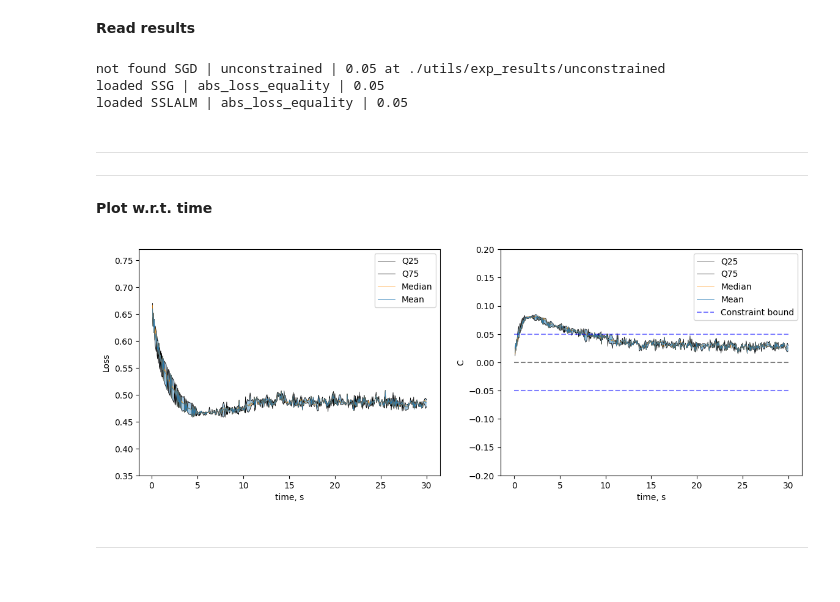
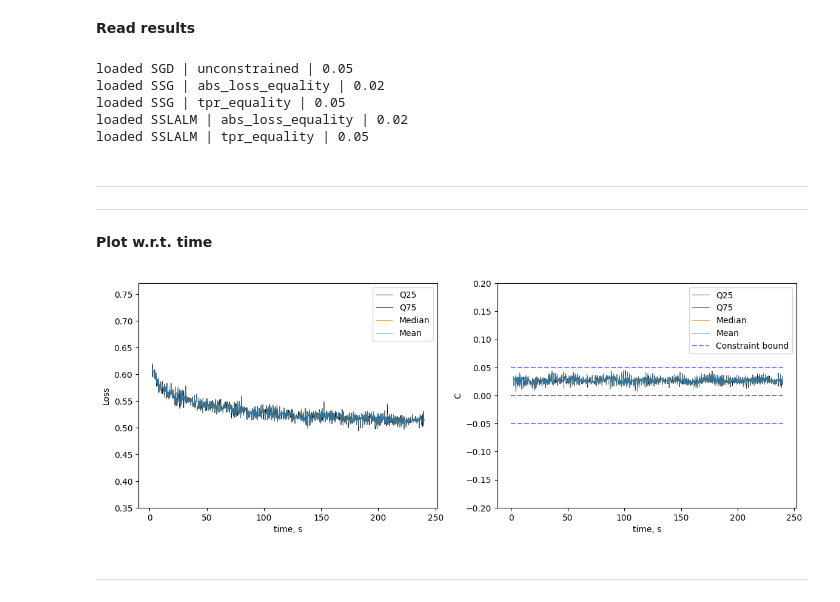
Before and after one commit to andrewklayk/humancompatible-train, a Jupyter notebook: experiments/algo_plots.ipynb, the cells around one changed output. Saved outputs shown, nothing was run; the diff lists cells and outputs as text; code cells hidden in the pictures.

```diff
--- a/experiments/algo_plots.ipynb
+++ b/experiments/algo_plots.ipynb
@@ -5,15 +5,15 @@ from utils.plotting import plot_time, plot_sep, plot_trajectories
 **Read results**
 # %%
 TASK = "income"
-STATE = "OK"
+STATE = "CA"
 DATASET = TASK + "_" + STATE
 DATASET = TASK + "_" + STATE
 loaded_models = []
 
 experiments_to_read = {
     'SGD': {'unconstrained': 0.05},
-    'SSG': {'abs_loss_equality': 0.05},
-    'SSLALM': {'abs_loss_equality': 0.05}
+    'SSG': {'abs_loss_equality': 0.02, 'tpr_equality': 0.05},
+    'SSLALM': {'abs_loss_equality': 0.02, 'tpr_equality': 0.05}
 }
 # %%
 from itertools import product
@@ -45,9 +45,11 @@ for alg, con in experiments_to_read.items():
         except FileNotFoundError:
             print(f'not found {alg} | {constraint} | {bound} at {dir}')
 # %% [output]
-not found SGD | unconstrained | 0.05 at ./utils/exp_results/unconstrained
-loaded SSG | abs_loss_equality | 0.05
-loaded SSLALM | abs_loss_equality | 0.05
+loaded SGD | unconstrained | 0.05
+loaded SSG | abs_loss_equality | 0.02
+loaded SSG | tpr_equality | 0.05
+loaded SSLALM | abs_loss_equality | 0.02
+loaded SSLALM | tpr_equality | 0.05
 # %%
 import numpy as np
 
@@ -108,32 +110,35 @@ for name in full_eval_train.keys():
 ---
 **Plot w.r.t. time**
 # %%
-from experiments.utils.plotting import plot_time
+from utils.plotting import plot_time
 from matplotlib import pyplot as plt
 
+# alg_name = 'SGD'
+# alg_name = 'SSLALM'
 alg_name = 'SSG'
-c = "abs_loss_equality"
+# c = "unconstrained"
+c = "tpr_equality"
 cb = 0.05
 alg = f"{alg_name}__{c}__{cb}"
 data = data_train[alg]
 
 fl = plot_time(
     data,
     cb,
     loss_col='f_full',
     c_col='c_full0_corrected',
     two_sided=True,
     round_step=0.05,
     f_ylim=(0.35, 0.77),
     c_ylim=(-0.2, 0.2),
     sep_figs=False,
     add_lb=False,
     q1=0.25,
     q2=0.75,
     plot_loss=True
 )
 # %% [output]
-[figure, old version]
+[figure, new version]
 # %% [markdown]
 ---
 # %% [markdown]
```
Also changed, not shown: parts of 1 cell of this notebook, 6 other files.
